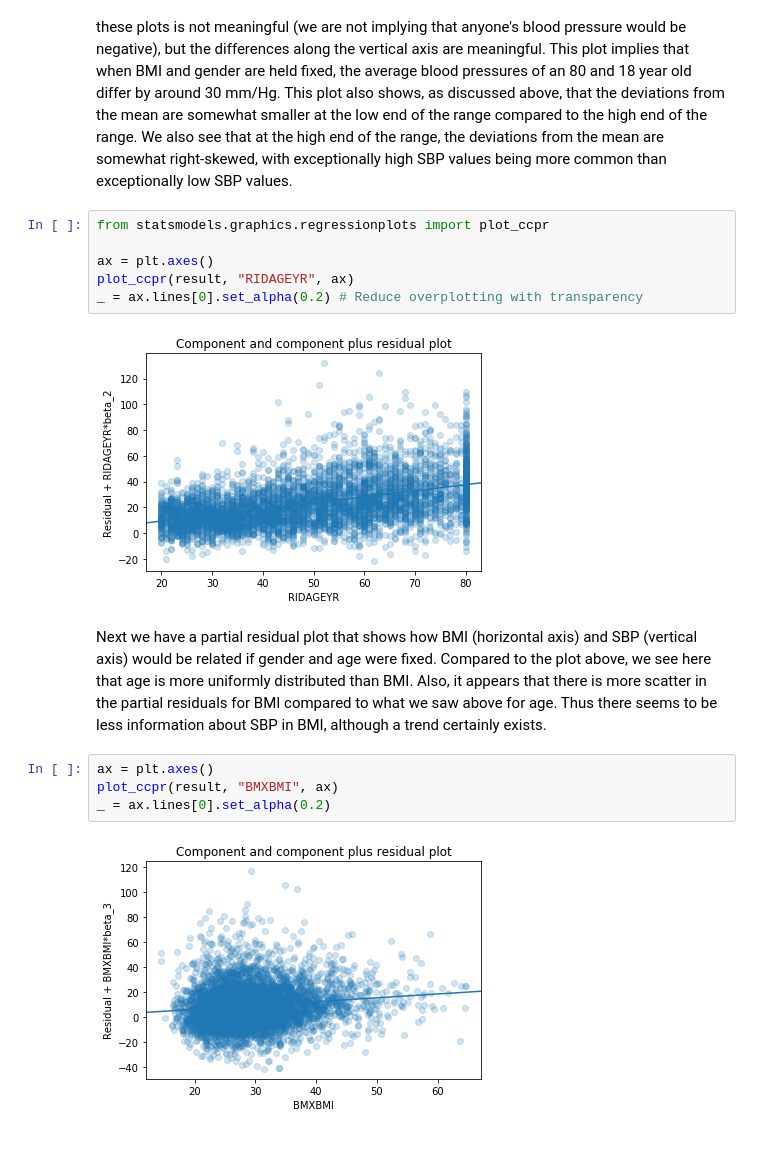
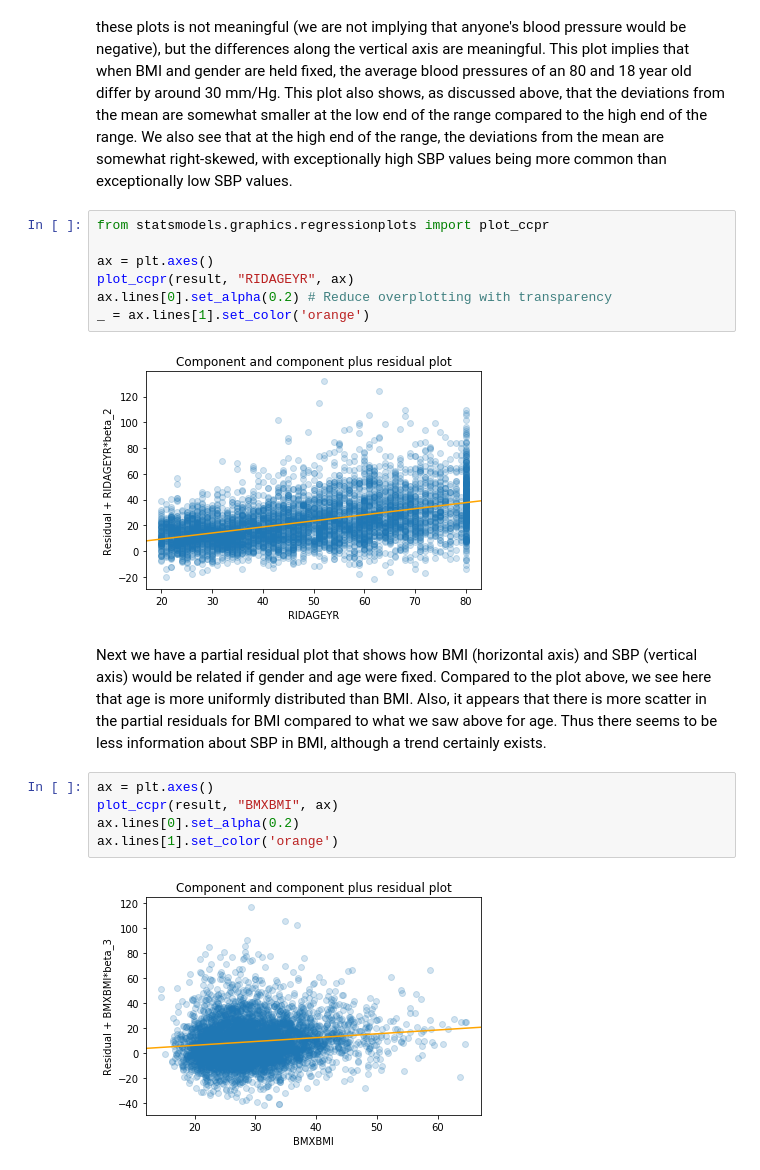
Before and after one commit to Plancks-Constant/cscar-basic-regression, a Jupyter notebook: nhanes.ipynb, the cells around one changed output. Cells and saved outputs as stored; diff of their text form.

```diff
--- a/nhanes.ipynb
+++ b/nhanes.ipynb
@@ -543,11 +590,12 @@ than exceptionally low SBP values.
 # %%
 from statsmodels.graphics.regressionplots import plot_ccpr
 
 ax = plt.axes()
 plot_ccpr(result, "RIDAGEYR", ax)
-_ = ax.lines[0].set_alpha(0.2) # Reduce overplotting with transparency
+ax.lines[0].set_alpha(0.2) # Reduce overplotting with transparency
+_ = ax.lines[1].set_color('orange')
 # %% [output]
-[figure, old version]
+[figure, new version]
 # %% [markdown]
 Next we have a partial residual plot that shows how BMI (horizontal
 axis) and SBP (vertical axis) would be related if gender and age were
@@ -559,6 +607,7 @@ although a trend certainly exists.
 # %%
 ax = plt.axes()
 plot_ccpr(result, "BMXBMI", ax)
-_ = ax.lines[0].set_alpha(0.2)
+ax.lines[0].set_alpha(0.2)
+ax.lines[1].set_color('orange')
 # %% [output]
-[figure, old version]
+[figure, new version]
```
Also changed, not shown: parts of 12 cells of this notebook.
